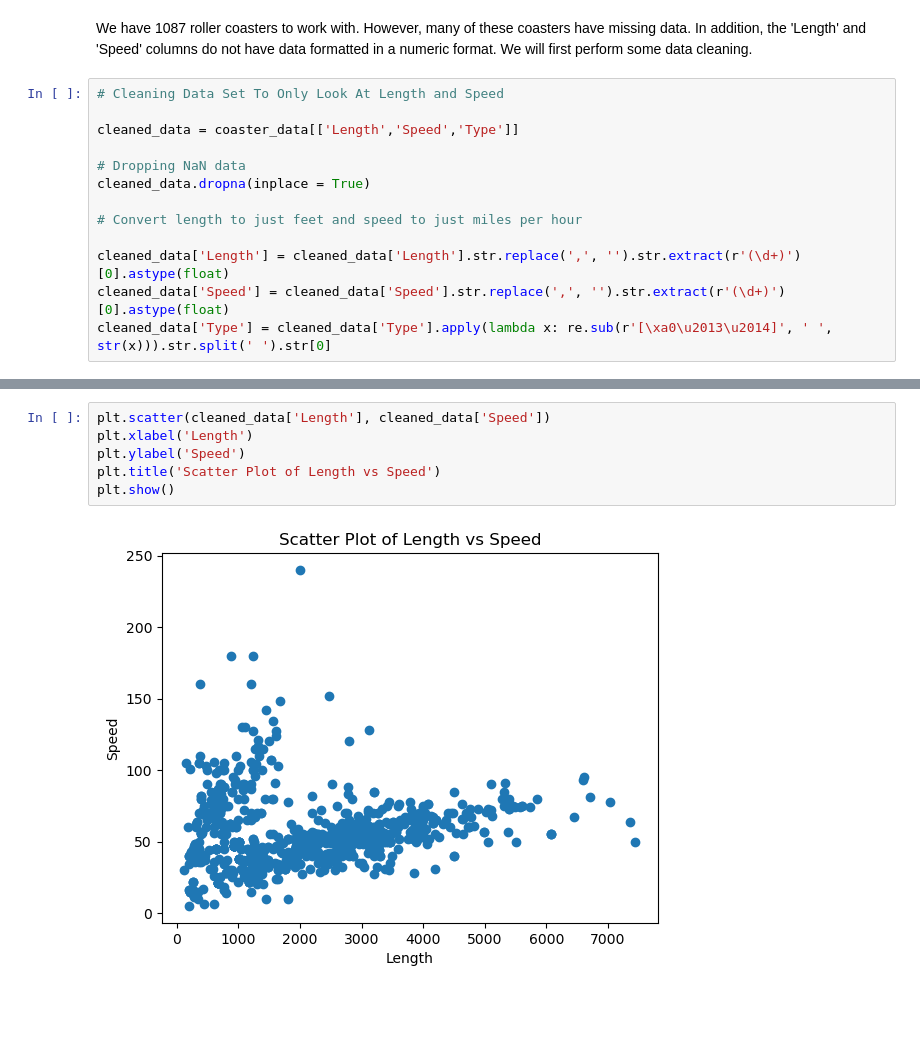
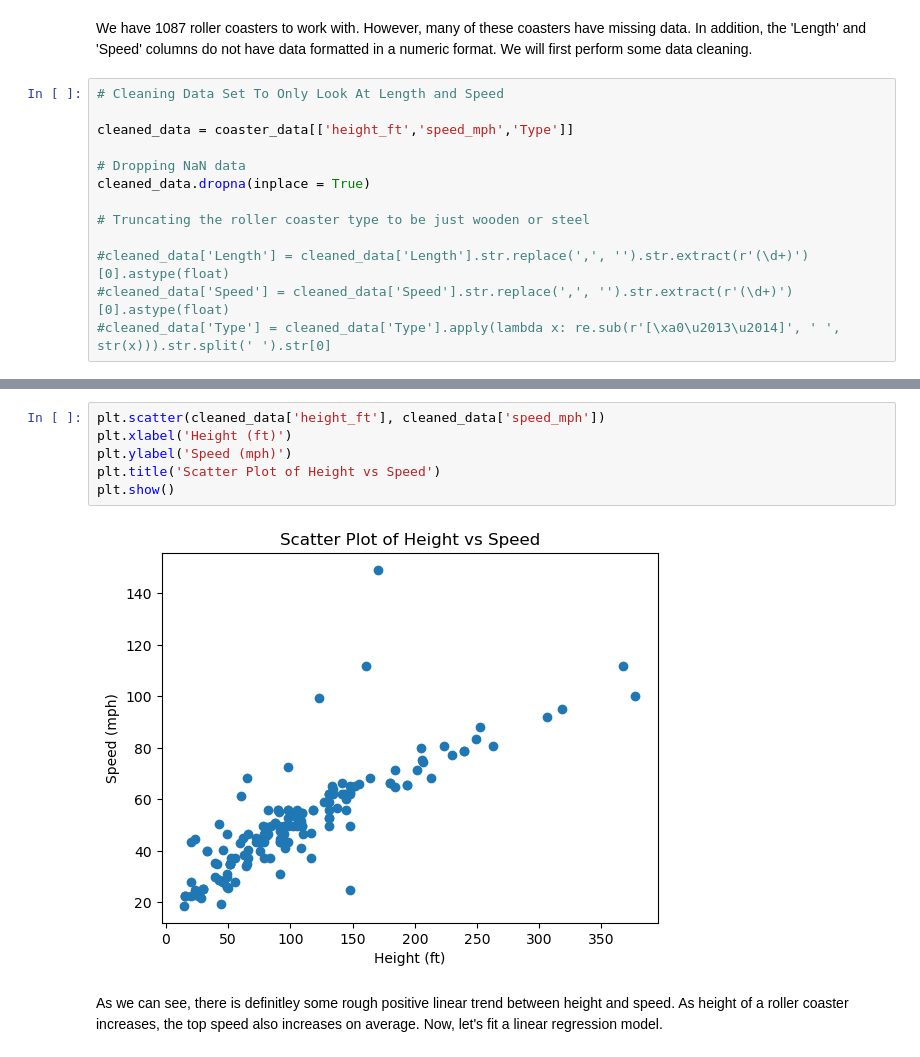
Before and after one commit to legendschwab/cmor438, a Jupyter notebook: Supervised Machine Learning/2. Linear Regression/LinearRegressionCMOR438.ipynb, the cells around one changed output, grey strips where cells are left out. Cells and saved outputs as stored; diff of their text form; blank space fills up the shorter version.

```diff
--- a/Supervised Machine Learning/2. Linear Regression/LinearRegressionCMOR438.ipynb
+++ b/Supervised Machine Learning/2. Linear Regression/LinearRegressionCMOR438.ipynb
@@ -64,16 +93,16 @@ We have 1087 roller coasters to work with. However, many of these coasters have
 # %%
 # Cleaning Data Set To Only Look At Length and Speed
 
-cleaned_data = coaster_data[['Length','Speed','Type']]
+cleaned_data = coaster_data[['height_ft','speed_mph','Type']]
 
 # Dropping NaN data
 cleaned_data.dropna(inplace = True)
 
-# Convert length to just feet and speed to just miles per hour
+# Truncating the roller coaster type to be just wooden or steel
 
-cleaned_data['Length'] = cleaned_data['Length'].str.replace(',', '').str.extract(r'(\d+)')[0].astype(float)
-cleaned_data['Speed'] = cleaned_data['Speed'].str.replace(',', '').str.extract(r'(\d+)')[0].astype(float)
-cleaned_data['Type'] = cleaned_data['Type'].apply(lambda x: re.sub(r'[\xa0\u2013\u2014]', ' ', str(x))).str.split(' ').str[0]
+#cleaned_data['Length'] = cleaned_data['Length'].str.replace(',', '').str.extract(r'(\d+)')[0].astype(float)
+#cleaned_data['Speed'] = cleaned_data['Speed'].str.replace(',', '').str.extract(r'(\d+)')[0].astype(float)
+#cleaned_data['Type'] = cleaned_data['Type'].apply(lambda x: re.sub(r'[\xa0\u2013\u2014]', ' ', str(x))).str.split(' ').str[0]
 # %% [output]
 A value is trying to be set on a copy of a slice from a DataFrame
 
@@ -116,9 +115,11 @@ Name: Type, Length: 900, dtype: object
 # %%
-plt.scatter(cleaned_data['Length'], cleaned_data['Speed'])
-plt.xlabel('Length')
-plt.ylabel('Speed')
-plt.title('Scatter Plot of Length vs Speed')
+plt.scatter(cleaned_data['height_ft'], cleaned_data['speed_mph'])
+plt.xlabel('Height (ft)')
+plt.ylabel('Speed (mph)')
+plt.title('Scatter Plot of Height vs Speed')
 plt.show()
 # %% [output]
-[figure, old version]
+[figure, new version]
+# %% [markdown]
+As we can see, there is definitley some rough positive linear trend between height and speed. As height of a roller coaster increases, the top speed also increases on average. Now, let's fit a linear regression model.
 # %%
```
Also changed, not shown: parts of 22 cells of this notebook, 1 other file.
